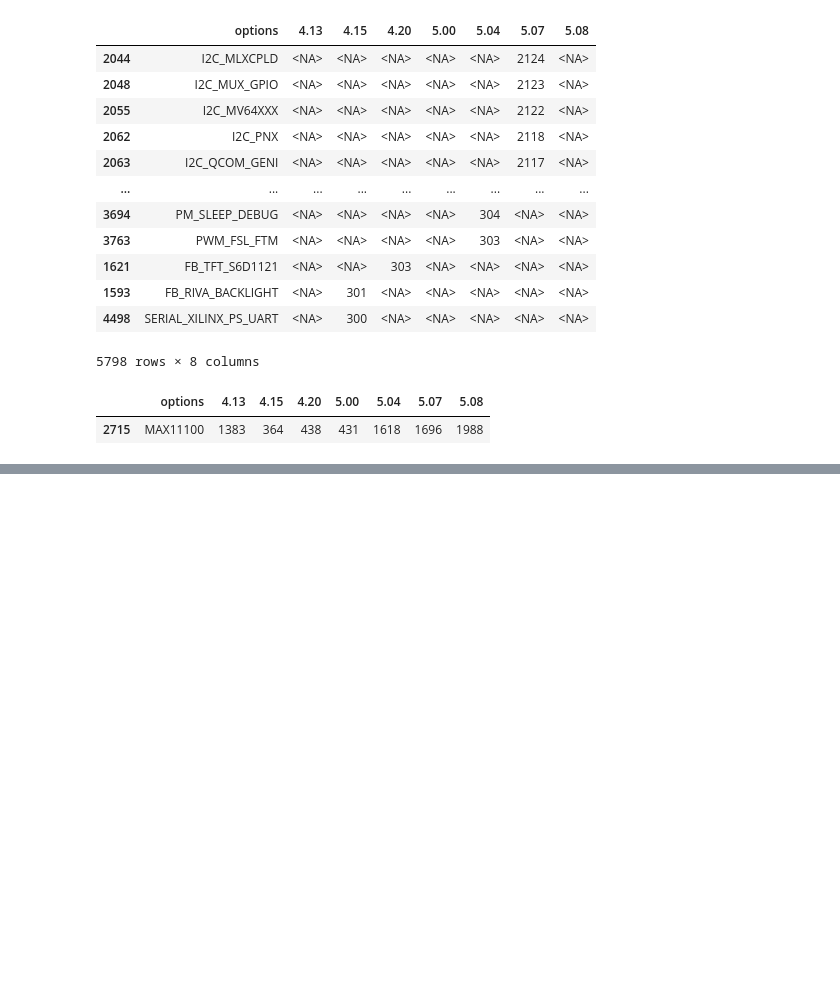
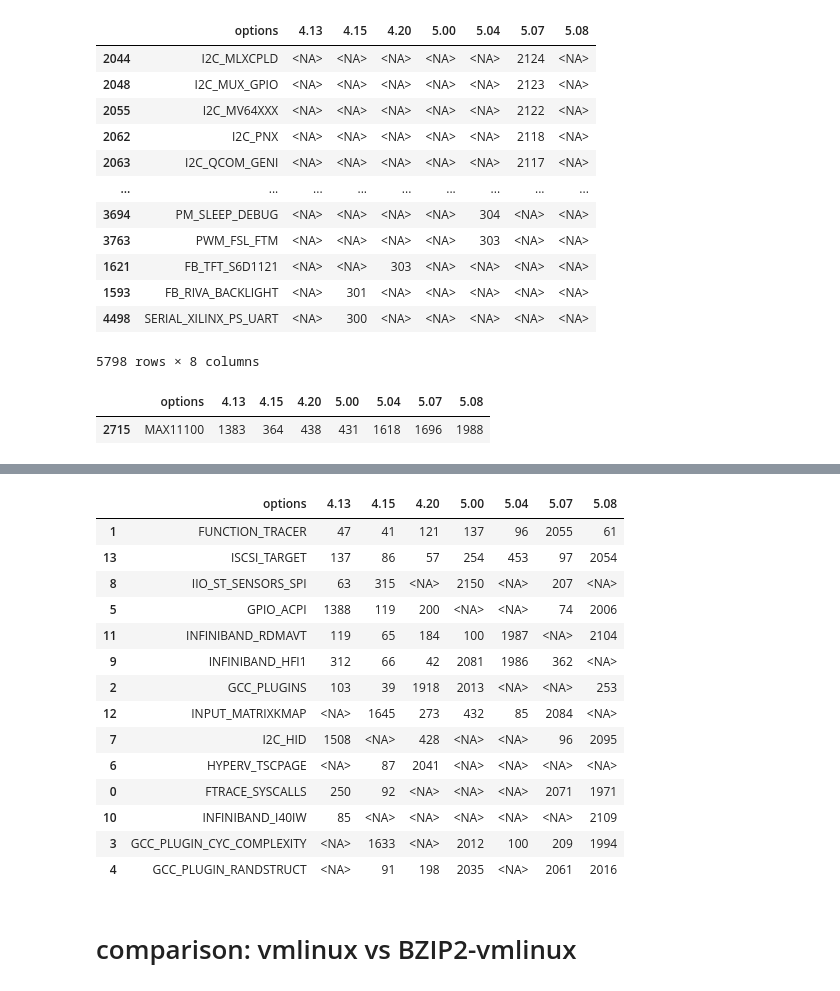
Before and after one commit to TuxML/tuxai, a Jupyter notebook: notebooks/2022_12_21.ipynb, the cells around one changed output, grey strips where cells are left out. Saved outputs shown, nothing was run; the diff lists cells and outputs as text; code cells hidden in the pictures; blank space fills up the shorter version.

```diff
--- a/notebooks/2022_12_21.ipynb
+++ b/notebooks/2022_12_21.ipynb
@@ -170,0 +202,20 @@ fir.options_not_always_importants(target="vmlinux", best_rank=30, worst_rank=300
+# %%
+fir.options_not_always_importants(target="vmlinux", best_rank=100, worst_rank=2000, collinearity=True)
+# %% [output]
+|  | options | 4.13 | 4.15 | 4.20 | 5.00 | 5.04 | 5.07 | 5.08 |
+| 1 | FUNCTION_TRACER | 47 | 41 | 121 | 137 | 96 | 2055 | 61 |
+| 13 | ISCSI_TARGET | 137 | 86 | 57 | 254 | 453 | 97 | 2054 |
+| 8 | IIO_ST_SENSORS_SPI | 63 | 315 | <NA> | 2150 | <NA> | 207 | <NA> |
+| 5 | GPIO_ACPI | 1388 | 119 | 200 | <NA> | <NA> | 74 | 2006 |
+| 11 | INFINIBAND_RDMAVT | 119 | 65 | 184 | 100 | 1987 | <NA> | 2104 |
+| 9 | INFINIBAND_HFI1 | 312 | 66 | 42 | 2081 | 1986 | 362 | <NA> |
+| 2 | GCC_PLUGINS | 103 | 39 | 1918 | 2013 | <NA> | <NA> | 253 |
+| 12 | INPUT_MATRIXKMAP | <NA> | 1645 | 273 | 432 | 85 | 2084 | <NA> |
+| 7 | I2C_HID | 1508 | <NA> | 428 | <NA> | <NA> | 96 | 2095 |
+| 6 | HYPERV_TSCPAGE | <NA> | 87 | 2041 | <NA> | <NA> | <NA> | <NA> |
+| 0 | FTRACE_SYSCALLS | 250 | 92 | <NA> | <NA> | <NA> | 2071 | 1971 |
+| 10 | INFINIBAND_I40IW | 85 | <NA> | <NA> | <NA> | <NA> | <NA> | 2109 |
+| 3 | GCC_PLUGIN_CYC_COMPLEXITY | <NA> | 1633 | <NA> | 2012 | 100 | 209 | 1994 |
+| 4 | GCC_PLUGIN_RANDSTRUCT | <NA> | 91 | 198 | 2035 | <NA> | 2061 | 2016 |
+# %% [markdown]
+# comparison: vmlinux vs BZIP2-vmlinux
```
Also changed, not shown: parts of 16 cells of this notebook, 2 other files.
